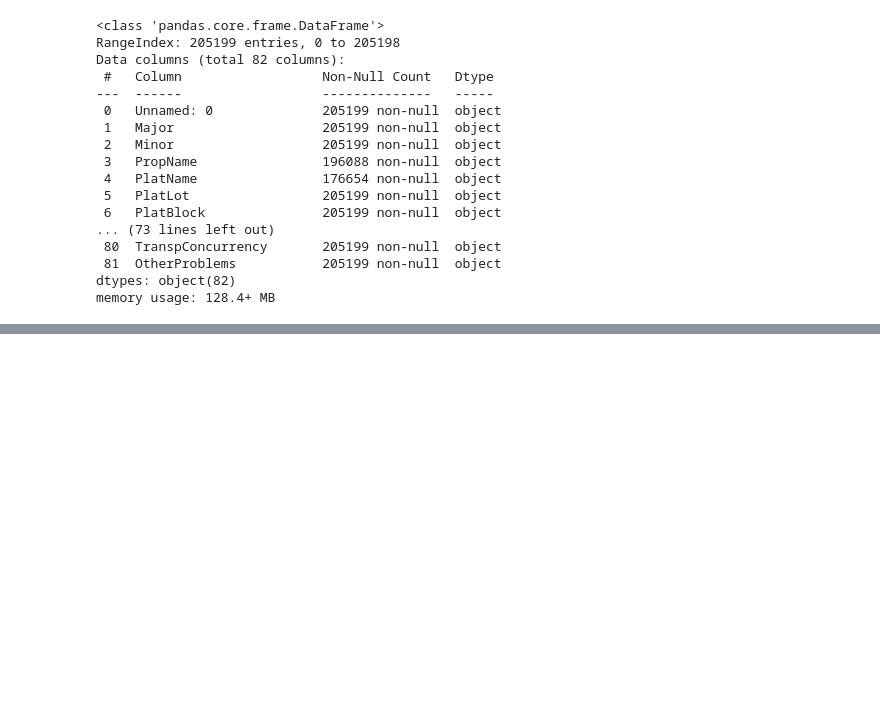
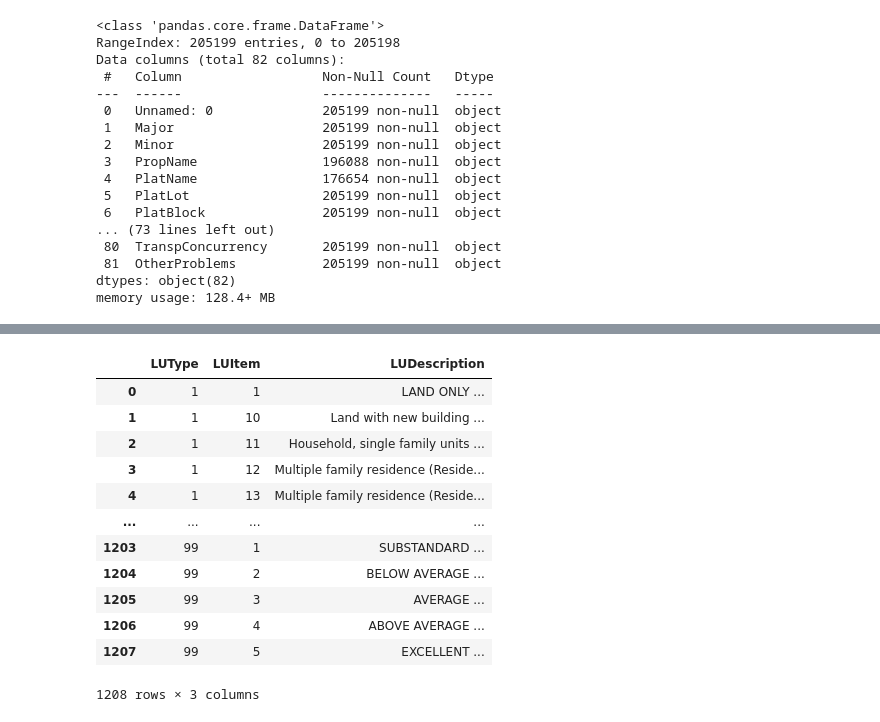
Before and after one commit to jeffreyhwatson/King_Co_Price_Analysis, a Jupyter notebook: notebooks/exploratory/eda_sql.ipynb, the cells around one changed output, grey strips where cells are left out. Saved outputs shown, nothing was run; the diff lists cells and outputs as text; code cells hidden in the pictures; blank space fills up the shorter version.

```diff
--- a/notebooks/exploratory/eda_sql.ipynb
+++ b/notebooks/exploratory/eda_sql.ipynb
@@ -263,0 +374,16 @@ df2.shape
+# %%
+df_look
+# %% [output]
+|  | LUType | LUItem | LUDescription |
+| 0 | 1 | 1 | LAND ONLY ... |
+| 1 | 1 | 10 | Land with new building ... |
+| 2 | 1 | 11 | Household, single family units ... |
+| 3 | 1 | 12 | Multiple family residence (Reside... |
+| 4 | 1 | 13 | Multiple family residence (Reside... |
+| ... | ... | ... | ... |
+| 1203 | 99 | 1 | SUBSTANDARD ... |
+| 1204 | 99 | 2 | BELOW AVERAGE ... |
+| 1205 | 99 | 3 | AVERAGE ... |
+| 1206 | 99 | 4 | ABOVE AVERAGE ... |
+| 1207 | 99 | 5 | EXCELLENT ... |
+1208 rows × 3 columns
```
Also changed, not shown: parts of 57 cells of this notebook, 1 other file.
